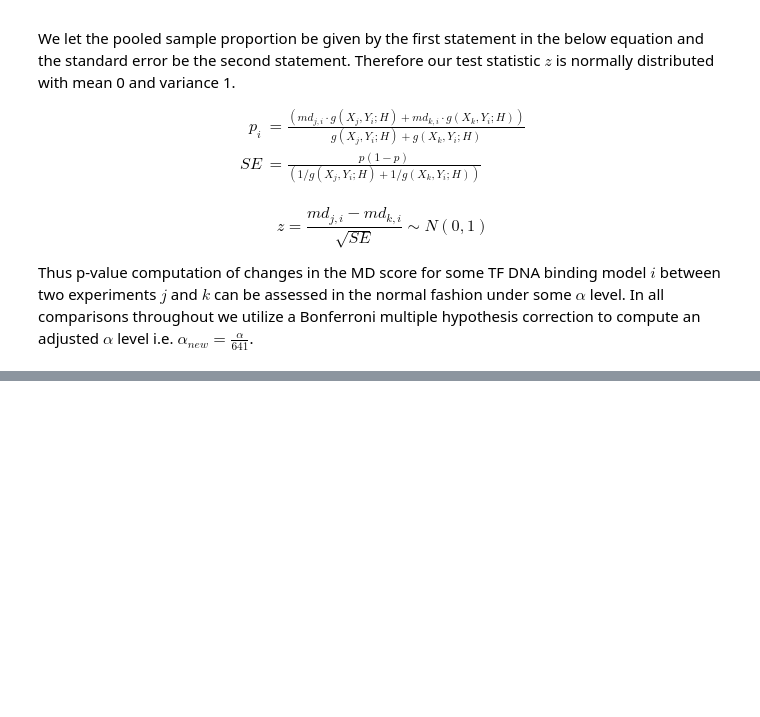
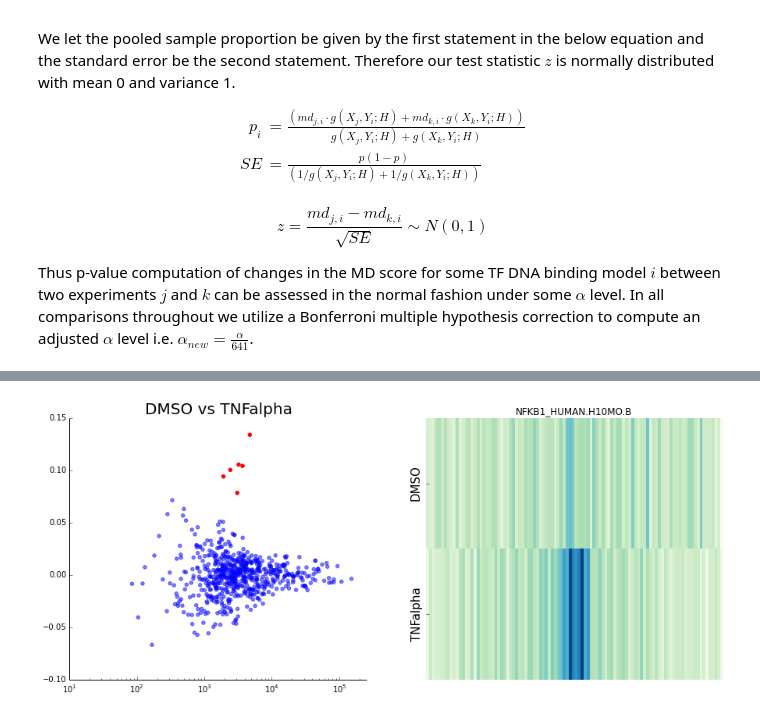
Before and after one commit to azofeifa/motif_displacement_analysis, a Jupyter notebook: MD_score_analysis.ipynb, the cells around one changed output, grey strips where cells are left out. Saved outputs shown, nothing was run; the diff lists cells and outputs as text; code cells hidden in the pictures; blank space fills up the shorter version.

```diff
--- a/MD_score_analysis.ipynb
+++ b/MD_score_analysis.ipynb
@@ -446,29 +470,28 @@ MDSr.differential_single("HCT116 DMSO", "HCT116 Nutlin",pval_threshold=pval_thre
 # %%
+import matplotlib.pyplot as plt
 #some other interesting experiments
 #===============================
 #(TNF-alpha Experiment, Luo 2014)
+#Show associated bar code differences of a specific TF motif model!
+
 
 FILE1="SRR1015583" #Vehicle
 FILE2="SRR1015587" #TNF-alpha  (10 min)
 
-#===============================
-#(Estradiol Experiment, Hah 2013)
-FILE1="SRR497908" #Vehicle
-FILE2="SRR653425" #Estradiol  (1hr)
-
-
-#========================================================
-#Perform Differential Analysis on Replicates
-#(Hah, 2013)
-
 MDS    = differential_MD.mds_frame()
 
-MDS.load_MD_score_file([MD_DIR+FILE1+AP], "Rep1" )
-MDS.load_MD_score_file([MD_DIR+FILE2+AP], "Rep2" )
+MDS.load_MD_score_file([MD_DIR+FILE1+AP], "DMSO", DISPS=True )
+MDS.load_MD_score_file([MD_DIR+FILE2+AP], "TNFalpha", DISPS=True )
 
 
 %matplotlib inline
-MDS.differential_single("Rep1", "Rep2",pval_threshold=pow(10,-10))
+F     = plt.figure(figsize=(15,6))
+ax1   = F.add_subplot(1,2,1)
+ax2   = F.add_subplot(1,2,2)
+ups,downs = MDS.differential_single("DMSO", "TNFalpha",pval_threshold=pow(10,-5), legend=False,ax=ax1)
+MDS.show_barcodes("NFKB1_HUMAN.H10MO.B", ["DMSO", "TNFalpha"],ax=ax2)
+# %% [output]
+[figure, added]
 # %%
 def add(b,a=MD_DIR , c="_enrichment_stats.tsv"):
     return a+b+c
```
Also changed, not shown: parts of 11 cells of this notebook, 1 other file.
